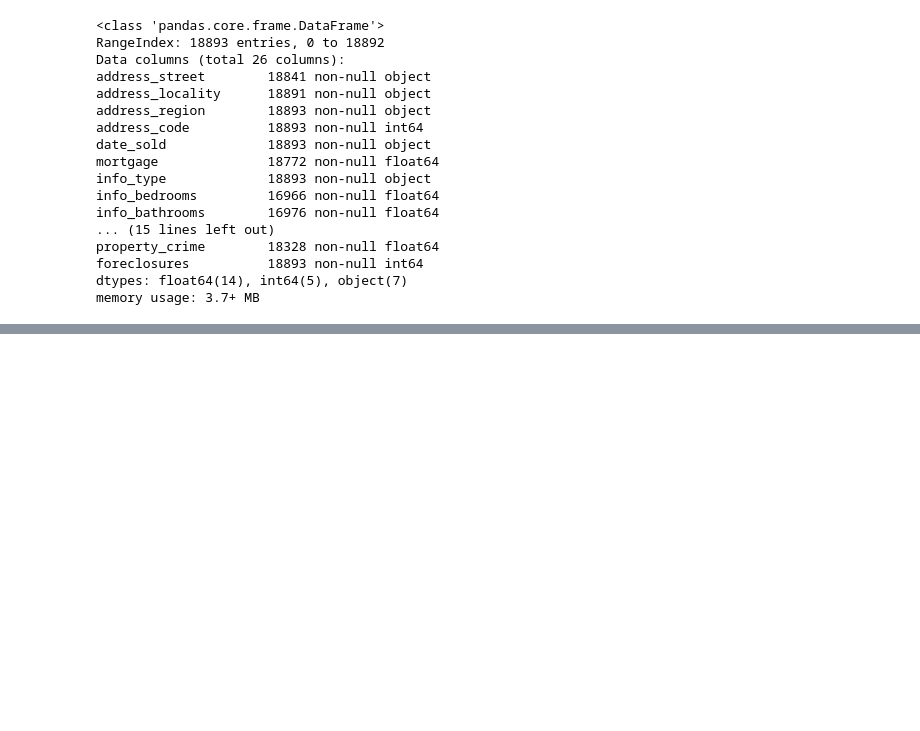
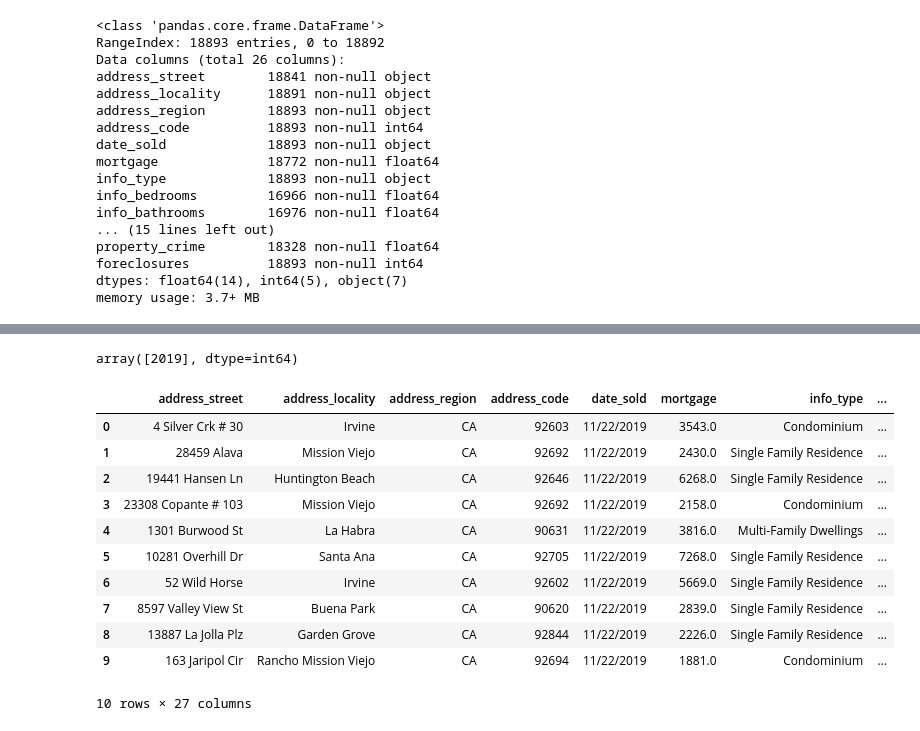
Before and after one commit to dpnam/DS-Final-Project, a Jupyter notebook: real-estate-California/HousePrice_California.ipynb, the cells around one changed output, grey strips where cells are left out. Drawn from its saved outputs; the diff is of its cells as text; code cells hidden in the pictures; blank space fills up the shorter version.

Commit message:
add column year_build, get data estate in 2019, and observe overview of data

```diff
--- a/real-estate-California/HousePrice_California.ipynb
+++ b/real-estate-California/HousePrice_California.ipynb
@@ -594,0 +619,4 @@ with open(outputFile, "a+") as fOut:
+# %%
+df.year_sold.unique()
+# %% [output]
+array([2019], dtype=int64)
@@ -594,0 +626,17 @@ with open(outputFile, "a+") as fOut:
+# %%
+data_df = pd.read_csv("data/Orange-County/delete-duplicate-orange-2019.csv", sep='\t')
+# %%
+data_df.head(10)
+# %% [output]
+|  | address_street | address_locality | address_region | address_code | date_sold | mortgage | info_type | ... |
+| 0 | 4 Silver Crk # 30 | Irvine | CA | 92603 | 11/22/2019 | 3543.0 | Condominium | ... |
+| 1 | 28459 Alava | Mission Viejo | CA | 92692 | 11/22/2019 | 2430.0 | Single Family Residence | ... |
+| 2 | 19441 Hansen Ln | Huntington Beach | CA | 92646 | 11/22/2019 | 6268.0 | Single Family Residence | ... |
+| 3 | 23308 Copante # 103 | Mission Viejo | CA | 92692 | 11/22/2019 | 2158.0 | Condominium | ... |
+| 4 | 1301 Burwood St | La Habra | CA | 90631 | 11/22/2019 | 3816.0 | Multi-Family Dwellings | ... |
+| 5 | 10281 Overhill Dr | Santa Ana | CA | 92705 | 11/22/2019 | 7268.0 | Single Family Residence | ... |
+| 6 | 52 Wild Horse | Irvine | CA | 92602 | 11/22/2019 | 5669.0 | Single Family Residence | ... |
+| 7 | 8597 Valley View St | Buena Park | CA | 90620 | 11/22/2019 | 2839.0 | Single Family Residence | ... |
+| 8 | 13887 La Jolla Plz | Garden Grove | CA | 92844 | 11/22/2019 | 2226.0 | Single Family Residence | ... |
+| 9 | 163 Jaripol Cir | Rancho Mission Viejo | CA | 92694 | 11/22/2019 | 1881.0 | Condominium | ... |
+10 rows × 27 columns
```
Also changed, not shown: parts of 55 cells of this notebook, 1 other file.
